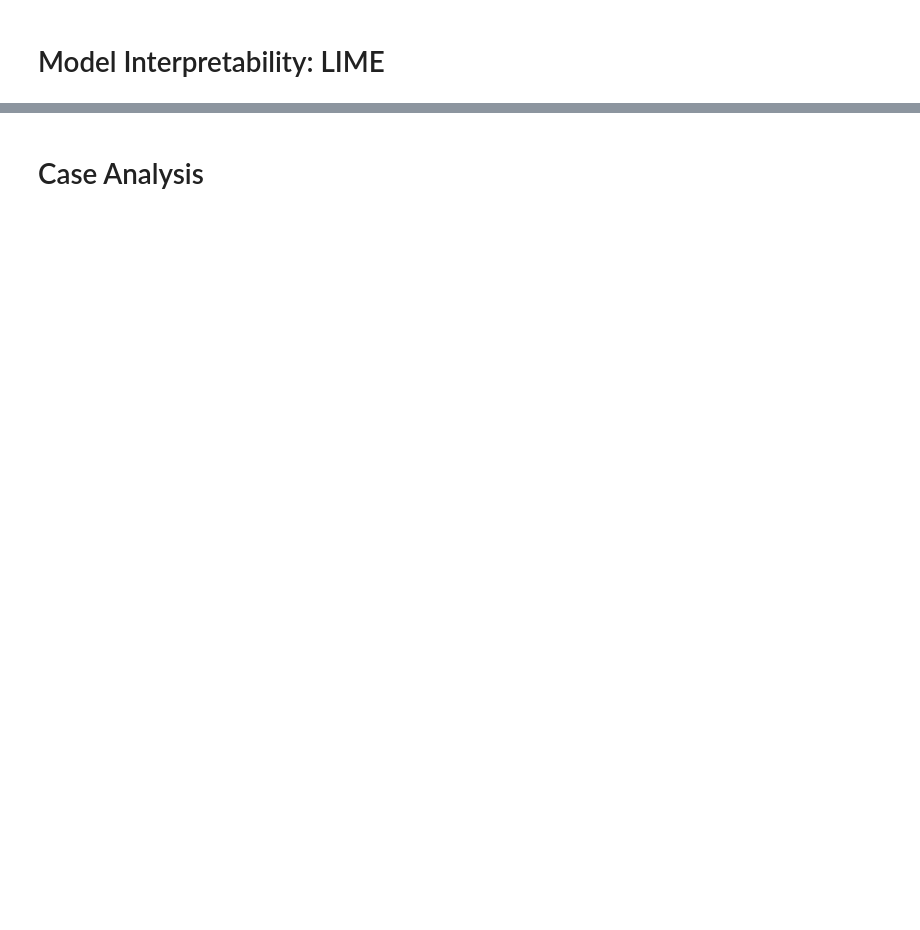
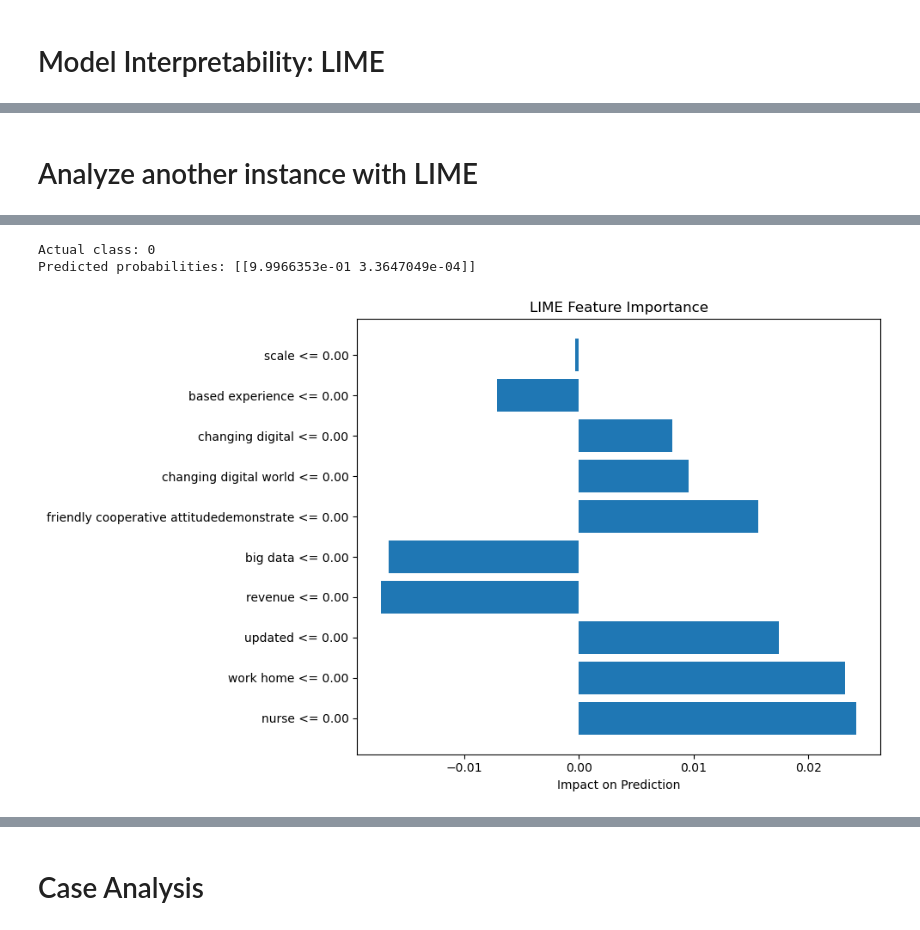
Before and after one commit to sabrinasayed99/Fake-Job-Posts, a Jupyter notebook: XGBoost_Model.ipynb, the cells around one changed output, grey strips where cells are left out. Drawn from its saved outputs; the diff is of its cells as text; code cells hidden in the pictures; blank space fills up the shorter version.

```diff
--- a/XGBoost_Model.ipynb
+++ b/XGBoost_Model.ipynb
@@ -611,3 +713,44 @@ prediction_summary = {
 # Save as JSON
 with open('lime_explanation.json', 'w') as f:
     json.dump(prediction_summary, f, indent=2)
+# %% [markdown]
+# Analyze another instance with LIME
+# %%
+# Get explanation for a single instance
+instance_idx = 100
+exp = explainer.explain_instance(
+    X_test_transformed[instance_idx],
+    pipeline_predict_proba,
+    num_features=10  # Show 10 features
+)
+
+# Visualize the explanation
+exp.show_in_notebook()
+
+# Print the prediction probability
+print("\nActual class:", y_test.iloc[instance_idx])
+print("Predicted probabilities:", pipeline_predict_proba(X_test_transformed[instance_idx]))
+
+# Save the HTML visualization
+explanation_html = exp.as_html()
+with open('lime_explanation_2.html', 'w') as f:
+    f.write(explanation_html)
+
+# Save feature importances as CSV
+feature_importance_df_2 = pd.DataFrame(
+    exp.as_list(),
+    columns=['Feature', 'Importance']
+).sort_values('Importance', key=abs, ascending=False)
+
+feature_importance_df_2.to_csv('feature_importances_2.csv', index=False)
+
+# Plot feature importances
+import matplotlib.pyplot as plt
+import json
+
+plt.figure(figsize=(10, 6))
+plt.barh(feature_importance_df_2['Feature'], feature_importance_df_2['Importance'])
+plt.title('LIME Feature Importance')
+plt.xlabel('Impact on Prediction')
+plt.tight_layout()
+# %% [output]
@@ -613,0 +758,3 @@ with open('lime_explanation.json', 'w') as f:
+Actual class: 0
+Predicted probabilities: [[9.9966353e-01 3.3647049e-04]]
+[figure, added]
```
Also changed, not shown: parts of 56 cells of this notebook, 14 other files.
